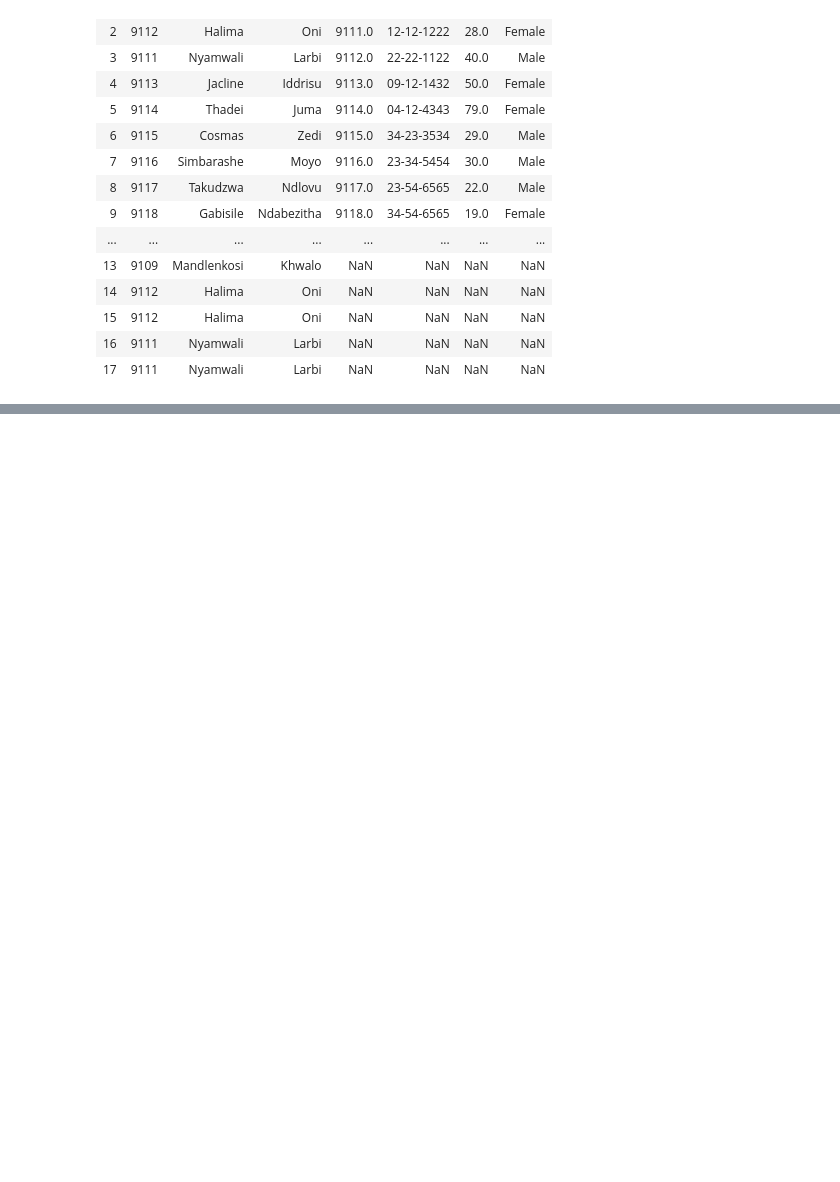
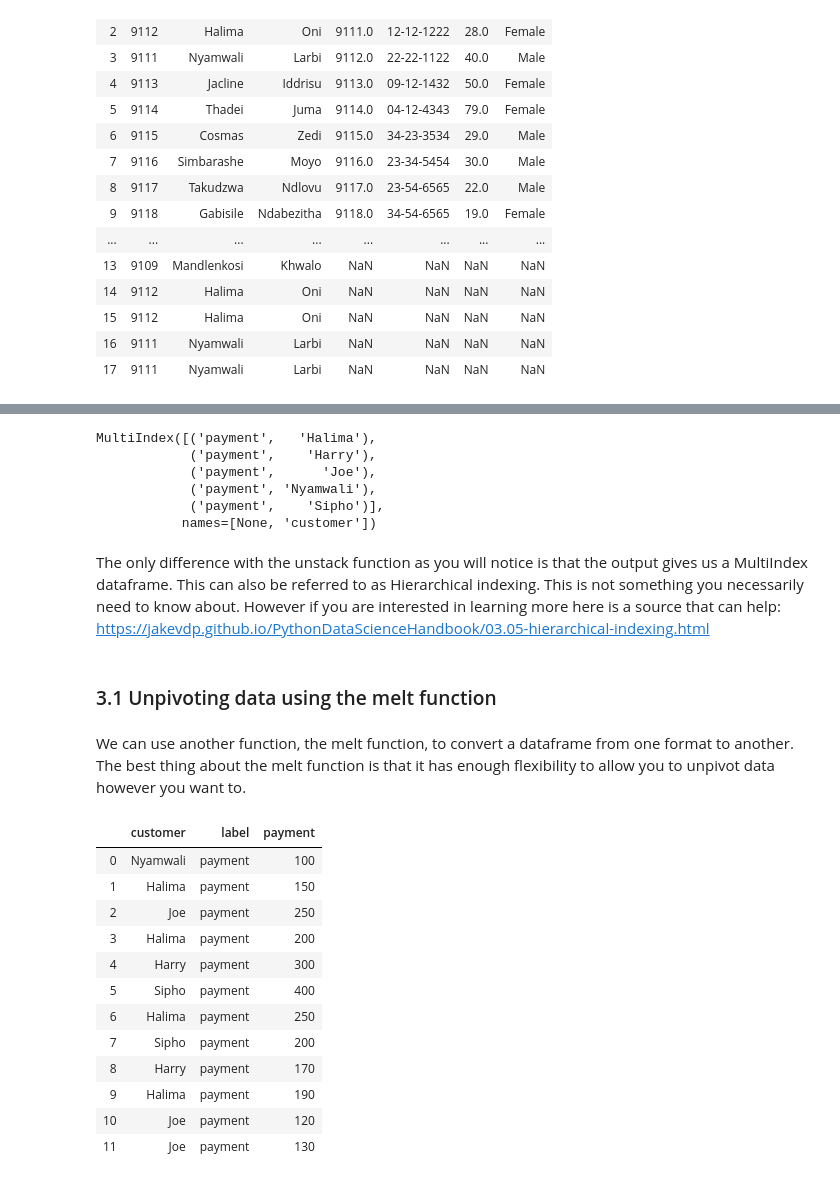
Before and after one commit to EmmS21/GradientBoostIntrotoDS, a Jupyter notebook: Introduction to Python/Chapter 5 - More about Pandas II/More about Pandas II - Groupby, merging and more on transforming data.ipynb, the cells around one changed output, grey strips where cells are left out. Drawn from its saved outputs; the diff is of its cells as text; code cells hidden in the pictures; blank space fills up the shorter version.

Commit message:
completed python course notebooks

```diff
--- a/Introduction to Python/Chapter 5 - More about Pandas II/More about Pandas II - Groupby, merging and more on transforming data.ipynb
+++ b/Introduction to Python/Chapter 5 - More about Pandas II/More about Pandas II - Groupby, merging and more on transforming data.ipynb
@@ -241,0 +336,31 @@ Using axis=1 on the other hand we joined all additional columns in  gender_age t
+# %%
+x.columns
+# %% [output]
+MultiIndex([('payment',   'Halima'),
+            ('payment',    'Harry'),
+            ('payment',      'Joe'),
+            ('payment', 'Nyamwali'),
+            ('payment',    'Sipho')],
+           names=[None, 'customer'])
+# %% [markdown]
+The only difference with the unstack function as you will notice is that the output gives us a MultiIndex dataframe. This can also be referred to as Hierarchical indexing. This is not something you necessarily need to know about. However if you are interested in learning more here is a source that can help: https://jakevdp.github.io/PythonDataScienceHandbook/03.05-hierarchical-indexing.html
+# %% [markdown]
+### 3.1 Unpivoting data using the melt function
+# %% [markdown]
+We can use another function, the melt function, to convert a dataframe from one format to another. The best thing about the melt function is that it has enough flexibility to allow you to unpivot data however you want to.
+# %%
+pd.melt(df,id_vars='customer',value_vars='payment',value_name='payment',var_name='label')
+# %% [output]
+|  | customer | label | payment |
+| 0 | Nyamwali | payment | 100 |
+| 1 | Halima | payment | 150 |
+| 2 | Joe | payment | 250 |
+| 3 | Halima | payment | 200 |
+| 4 | Harry | payment | 300 |
+| 5 | Sipho | payment | 400 |
+| 6 | Halima | payment | 250 |
+| 7 | Sipho | payment | 200 |
+| 8 | Harry | payment | 170 |
+| 9 | Halima | payment | 190 |
+| 10 | Joe | payment | 120 |
+| 11 | Joe | payment | 130 |
```
Also changed, not shown: parts of 11 cells of this notebook.
